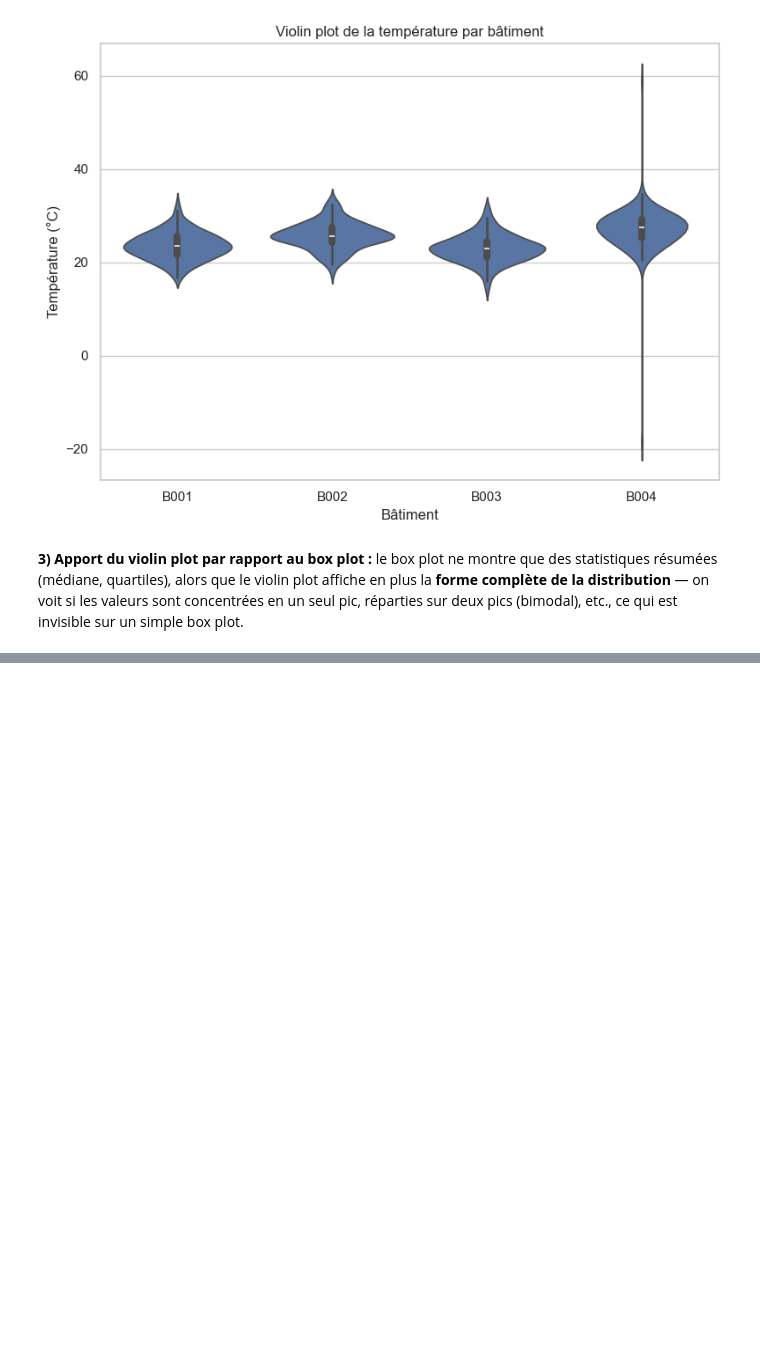
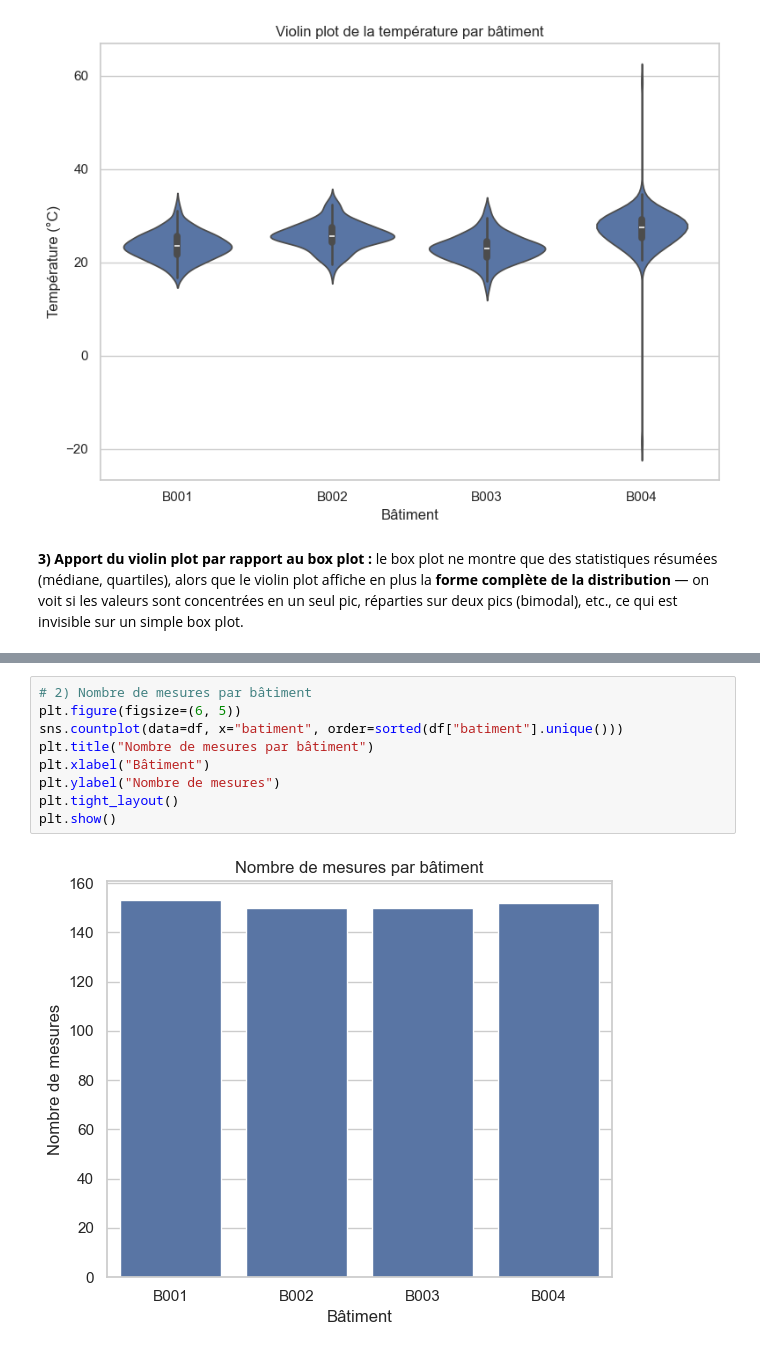
Before and after one commit to harounambaye/Seaborn_Iot_Analysis, a Jupyter notebook: notebooks/Seaborn_Iot_Analysis.ipynb, the cells around one changed output, grey strips where cells are left out. Drawn from its saved outputs; the diff is of its cells as text; blank space fills up the shorter version.

```diff
--- a/notebooks/Seaborn_Iot_Analysis.ipynb
+++ b/notebooks/Seaborn_Iot_Analysis.ipynb
@@ -209,0 +225,11 @@ plt.show()
+# %%
+# 2) Nombre de mesures par bâtiment
+plt.figure(figsize=(6, 5))
+sns.countplot(data=df, x="batiment", order=sorted(df["batiment"].unique()))
+plt.title("Nombre de mesures par bâtiment")
+plt.xlabel("Bâtiment")
+plt.ylabel("Nombre de mesures")
+plt.tight_layout()
+plt.show()
+# %% [output]
+[figure, added]
```
Also changed, not shown: parts of 4 cells of this notebook.
